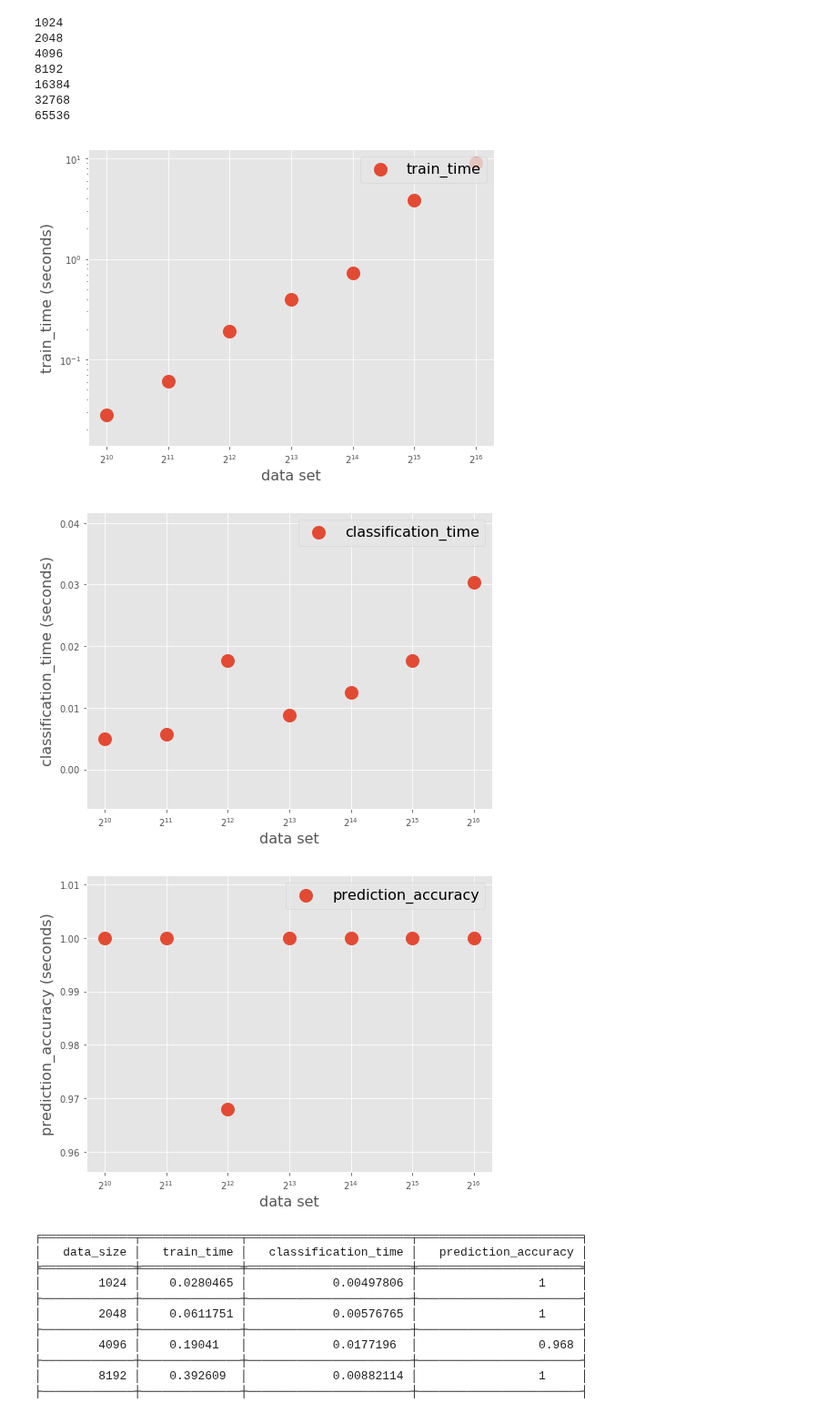
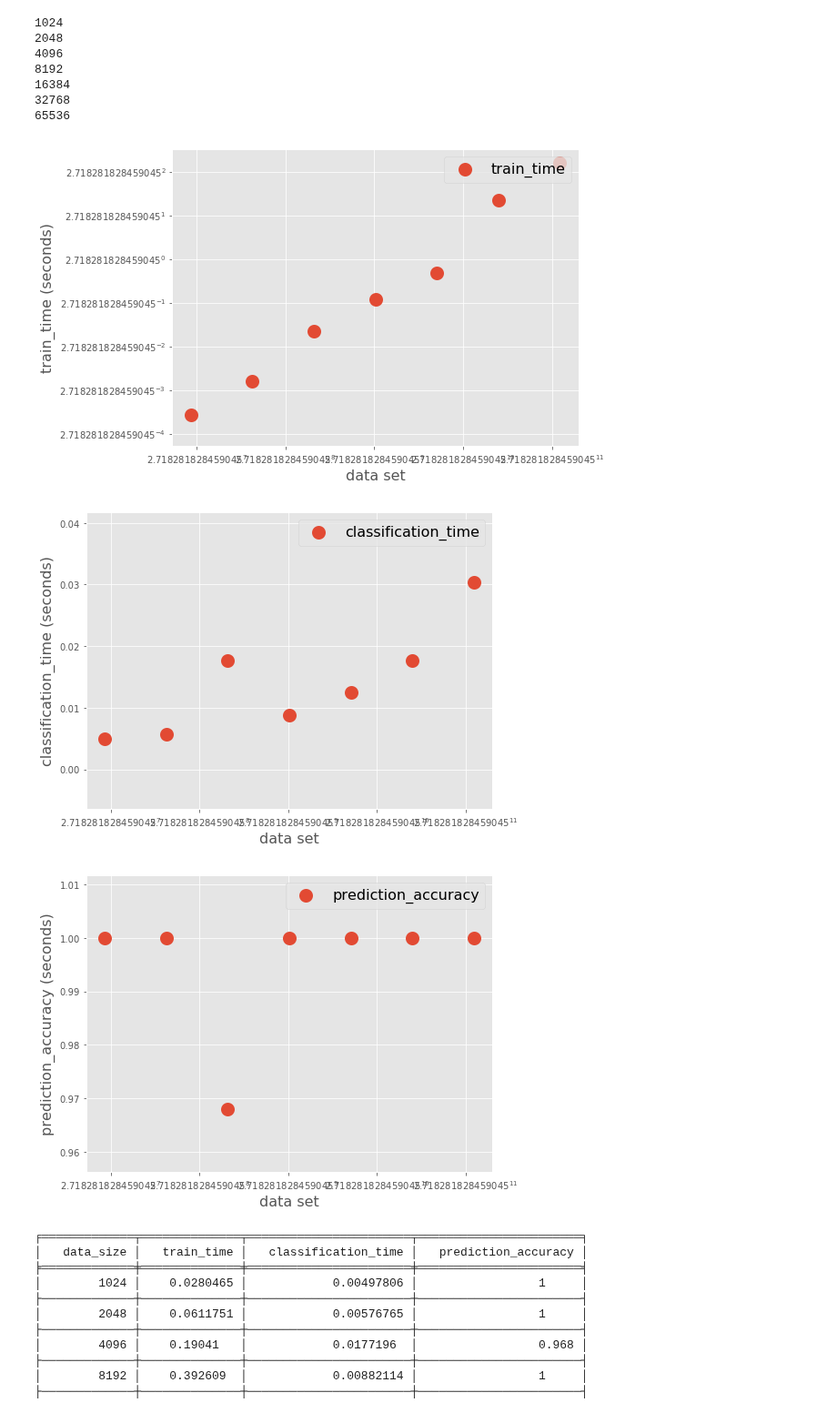
Before and after one commit to guydav/minerva, a Jupyter notebook: notebooks/CS156/8.1 SVM.ipynb, the cells around one changed output. Shown at 91% size. Drawn from its saved outputs; the diff is of its cells as text; code cells hidden in the pictures.

```diff
--- a/notebooks/CS156/8.1 SVM.ipynb
+++ b/notebooks/CS156/8.1 SVM.ipynb
@@ -92,22 +92,22 @@ for data_size in DATA_SIZES:
 # %%
 def plot_data_set(results, key, x=DATA_SIZES, log_y=True):
     plt.figure(figsize=(8, 6))
     ax = plt.gca()
     ax.scatter(x, [results[size][key] for size in x], lw=9, label=key)
-    ax.set_xscale('log', basex=2)
-    if log_y: ax.set_yscale('log', basey=10)
+    ax.set_xscale('log', basex=np.exp(1))
+    if log_y: ax.set_yscale('log', basey=np.exp(1))
     plt.legend(loc=1, fontsize=16)
     plt.xlabel('data set', size=16)
     plt.ylabel(key + ' (seconds)' , size=16)
     plt.show()
 
 plot_data_set(results, 'train_time')
 plot_data_set(results, 'classification_time', log_y=False)
 plot_data_set(results, 'prediction_accuracy', log_y=False)
 # %% [output]
-[figure, old version]
+[figure, new version]
-[figure, old version]
+[figure, new version]
-[figure, old version]
+[figure, new version]
 # %%
 headers = ('data_size', 'train_time', 'classification_time', 'prediction_accuracy')
 table_data = [[size] + [results[size][header] for header in headers[1:]] for size in DATA_SIZES]
```
Also changed, not shown: parts of 2 cells of this notebook, 6 other files.
